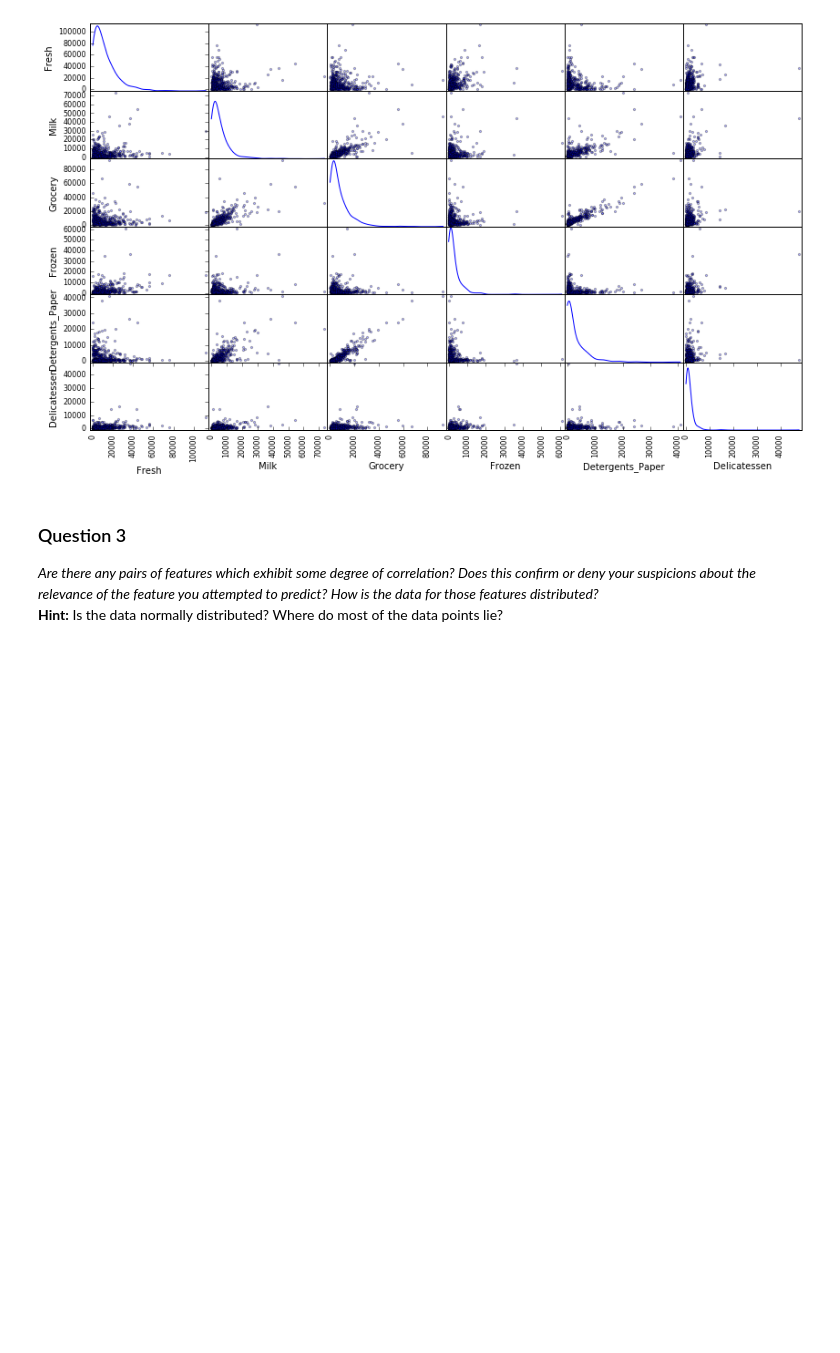
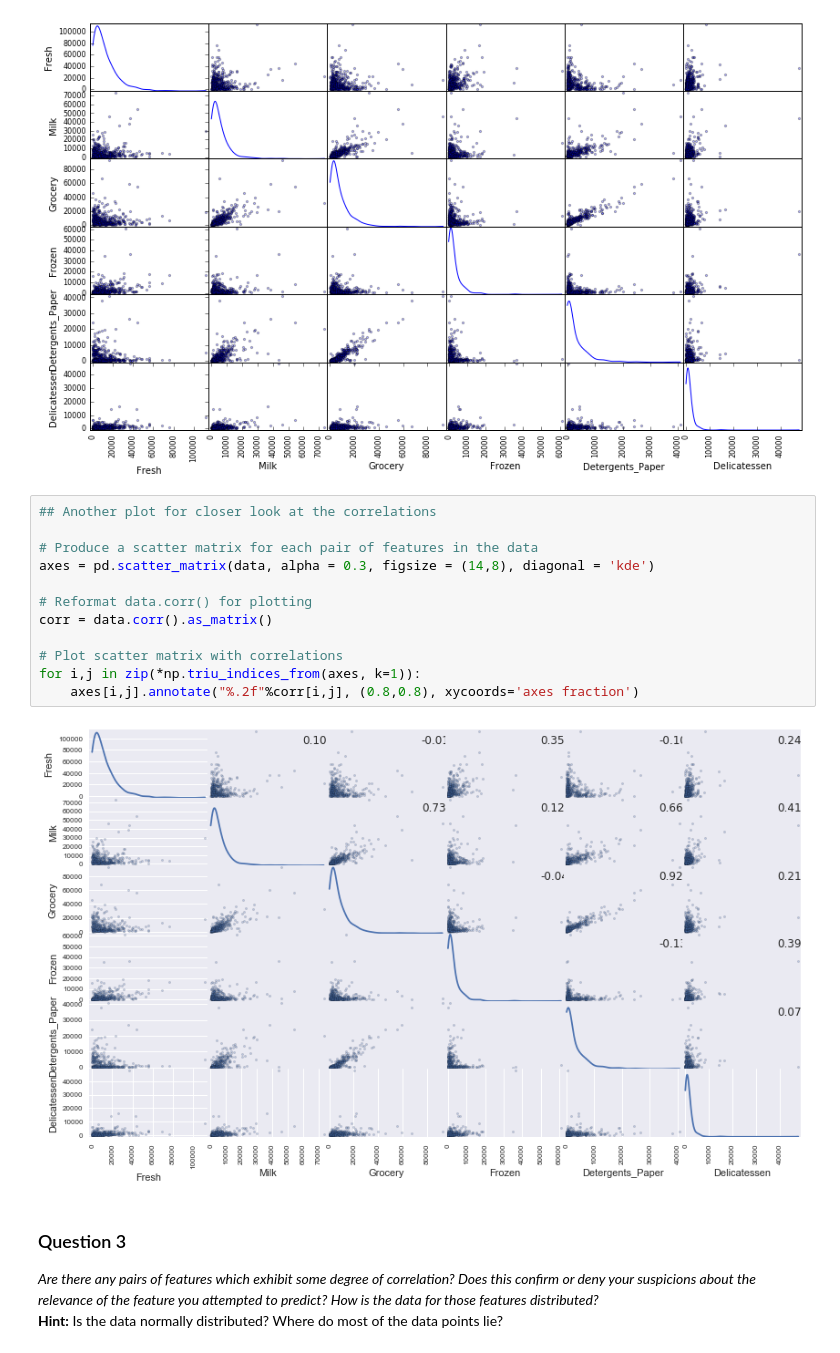
Before and after one commit to rajeshgupta88/Udacity, a Jupyter notebook: projects/customer_segments/customer_segments-rajesh.ipynb, the cells around one changed output. Saved outputs shown, nothing was run; the diff lists cells and outputs as text; blank space fills up the shorter version.

```diff
--- a/projects/customer_segments/customer_segments-rajesh.ipynb
+++ b/projects/customer_segments/customer_segments-rajesh.ipynb
@@ -171,6 +190,20 @@ To get a better understanding of the dataset, we can construct a scatter matrix
 pd.scatter_matrix(data, alpha = 0.3, figsize = (14,8), diagonal = 'kde');
 # %% [output]
 [figure]
+# %%
+## Another plot for closer look at the correlations
+
+# Produce a scatter matrix for each pair of features in the data
+axes = pd.scatter_matrix(data, alpha = 0.3, figsize = (14,8), diagonal = 'kde')
+
+# Reformat data.corr() for plotting
+corr = data.corr().as_matrix()
+
+# Plot scatter matrix with correlations
+for i,j in zip(*np.triu_indices_from(axes, k=1)):
+    axes[i,j].annotate("%.2f"%corr[i,j], (0.8,0.8), xycoords='axes fraction')
+# %% [output]
+[figure, added]
 # %% [markdown]
 ### Question 3
 *Are there any pairs of features which exhibit some degree of correlation? Does this confirm or deny your suspicions about the relevance of the feature you attempted to predict? How is the data for those features distributed?*
```
Also changed, not shown: parts of 16 cells of this notebook, 1 other file.
